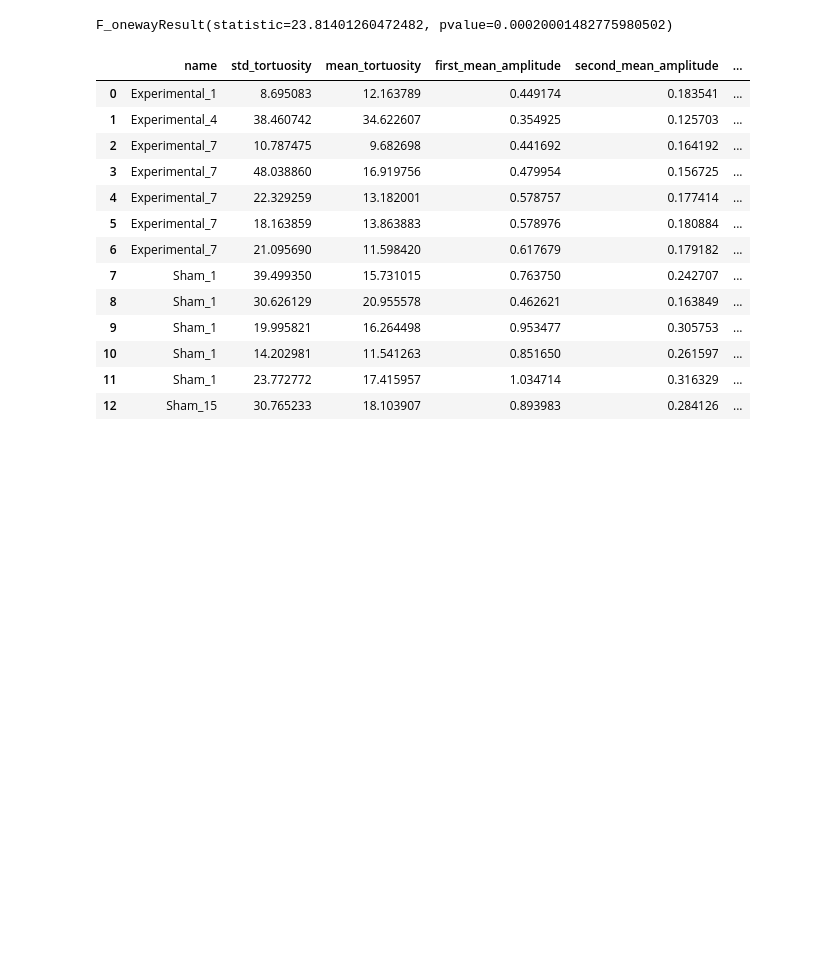
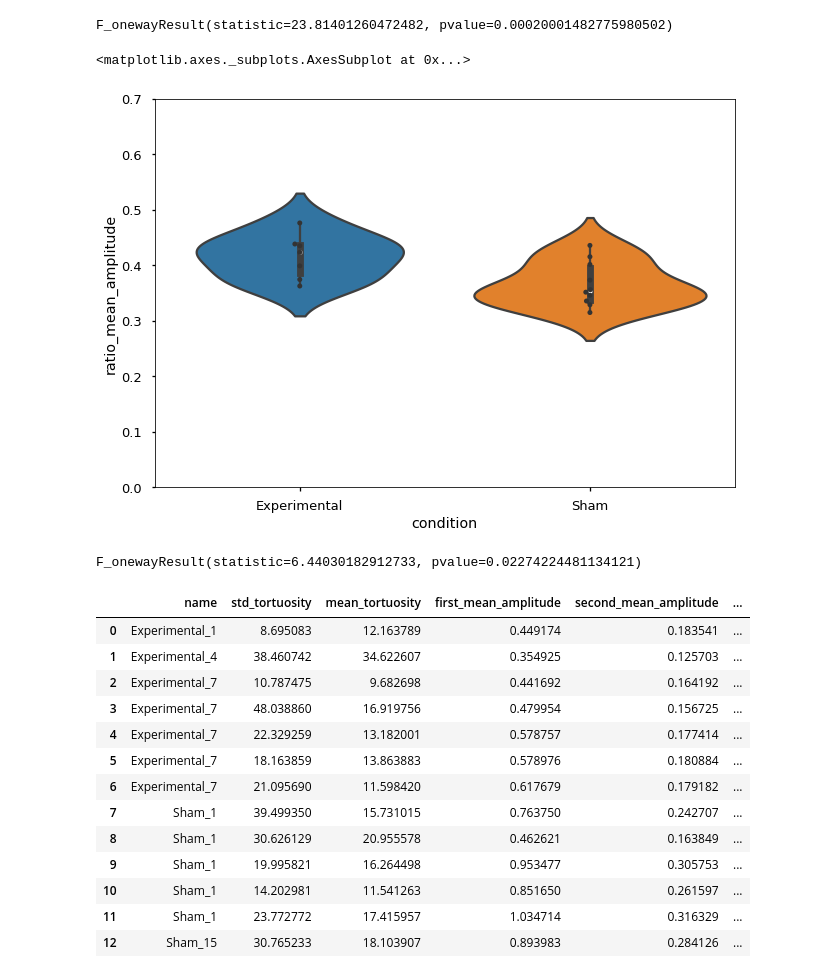
Before and after one commit to itsMahad/MothAbdominalRestriction, a Jupyter notebook: A_Step7_Displacement_Distance_Tortuosity_Loop.ipynb, the cells around one changed output. Drawn from its saved outputs; the diff is of its cells as text; code cells hidden in the pictures; blank space fills up the shorter version.

```diff
--- a/A_Step7_Displacement_Distance_Tortuosity_Loop.ipynb
+++ b/A_Step7_Displacement_Distance_Tortuosity_Loop.ipynb
@@ -309,6 +311,24 @@ e_s_amplitude = new_df[new_df.condition == "Experimental"].second_mean_amplitude
 stats.f_oneway(s_s_amplitude, e_s_amplitude)
 # %% [output]
 F_onewayResult(statistic=23.81401260472482, pvalue=0.00020001482775980502)
+# %%
+#need to add the original values to ground these comparisons
+
+ax = sns.violinplot(x="condition", y="ratio_mean_amplitude",
+                    data= new_df)
+ax.set_ylim(0,0.7)
+sns.swarmplot(x="condition", y="ratio_mean_amplitude",
+                    data=new_df, color="0.2")
+# %% [output]
+<matplotlib.axes._subplots.AxesSubplot at 0x...>
+[figure, added]
+# %%
+#this method assumes each data point is independent. However, even under this assumption there are no significant differences
+s_r_amplitude = new_df[new_df.condition == "Sham"].ratio_mean_amplitude.values
+e_r_amplitude = new_df[new_df.condition == "Experimental"].ratio_mean_amplitude.values
+stats.f_oneway(s_r_amplitude, e_r_amplitude)
+# %% [output]
+F_onewayResult(statistic=6.44030182912733, pvalue=0.02274224481134121)
 # %%
 new_df
 # %% [output]
```
Also changed, not shown: parts of 3 cells of this notebook.
